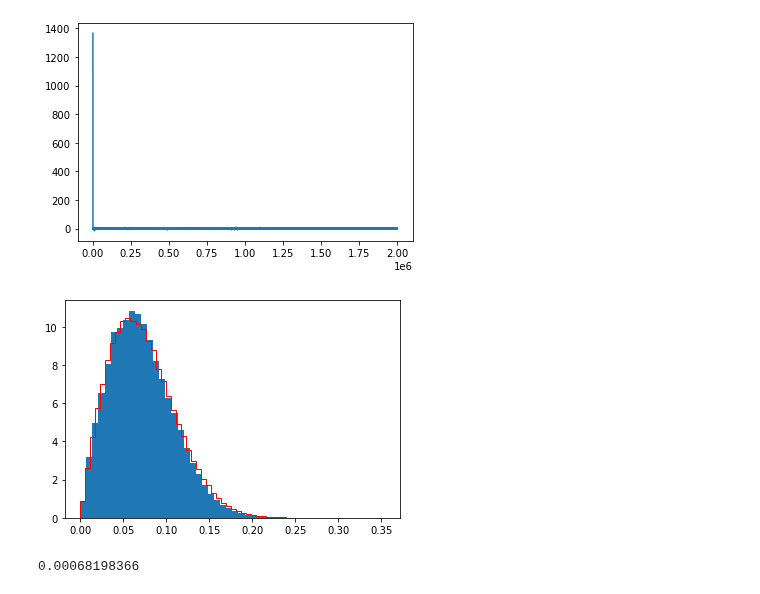
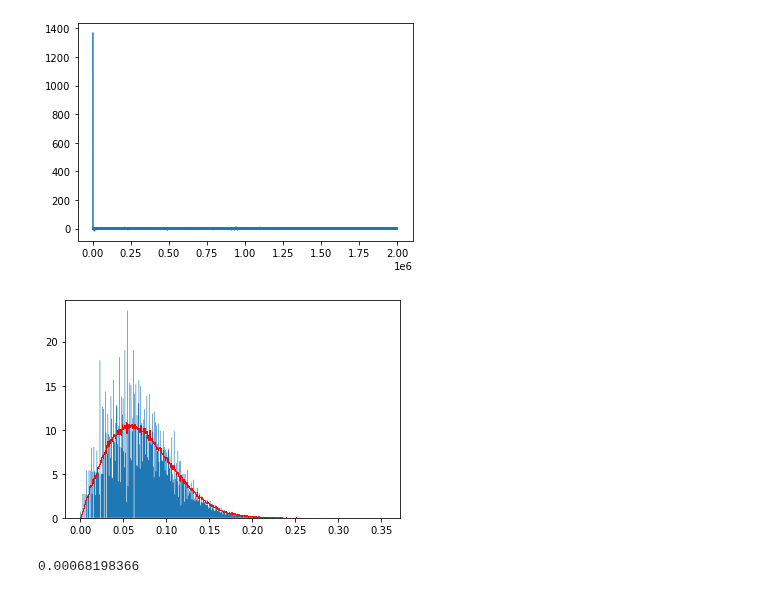
Before and after one commit to axelzedigh/MasterThesisResults, a Jupyter notebook: notebooks/Noise_visualization.ipynb, the cells around one changed output. Drawn from its saved outputs; the diff is of its cells as text; code cells hidden in the pictures.

Commit message:
Trace visualization notebook stuff.

```diff
--- a/notebooks/Noise_visualization.ipynb
+++ b/notebooks/Noise_visualization.ipynb
@@ -98,15 +98,15 @@ plt.show()
 # %%
 rayleigh_noise_set = []
 for i in range(2000):
     rayleigh_noise = np.random.rayleigh(0.058,110)
     rayleigh_noise_set.append(rayleigh_noise)
 
 rn = np.array(rayleigh_noise_set)
-plt.hist(noise_traces_flattened_fixed*105, bins=50, density=True, histtype="stepfilled")
-plt.hist(rn.flatten(), bins=50, density=True, histtype="step", color="r", rwidth=4)
+plt.hist(noise_traces_flattened_fixed*105, bins=500, density=True, histtype="stepfilled")
+plt.hist(rn.flatten(), bins=500, density=True, histtype="step", color="r", rwidth=4)
 plt.show()
 # %% [output]
-[figure, old version]
+[figure, new version]
 # %%
 MASTERTHESISTOP = os.getenv("MASTERTHESISTOP")
 PATH = "datasets/last_round_aes/experiment_axel/1029_trace_noise_office/original_data/"
```
Also changed, not shown: 6 other files.
